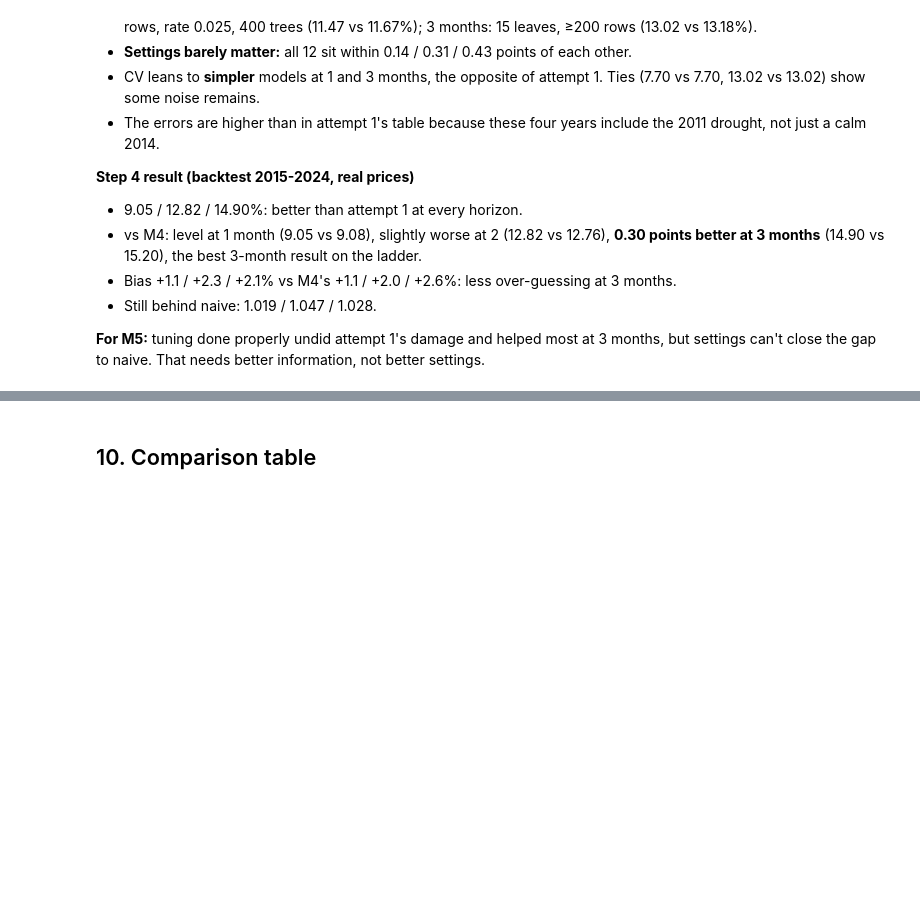
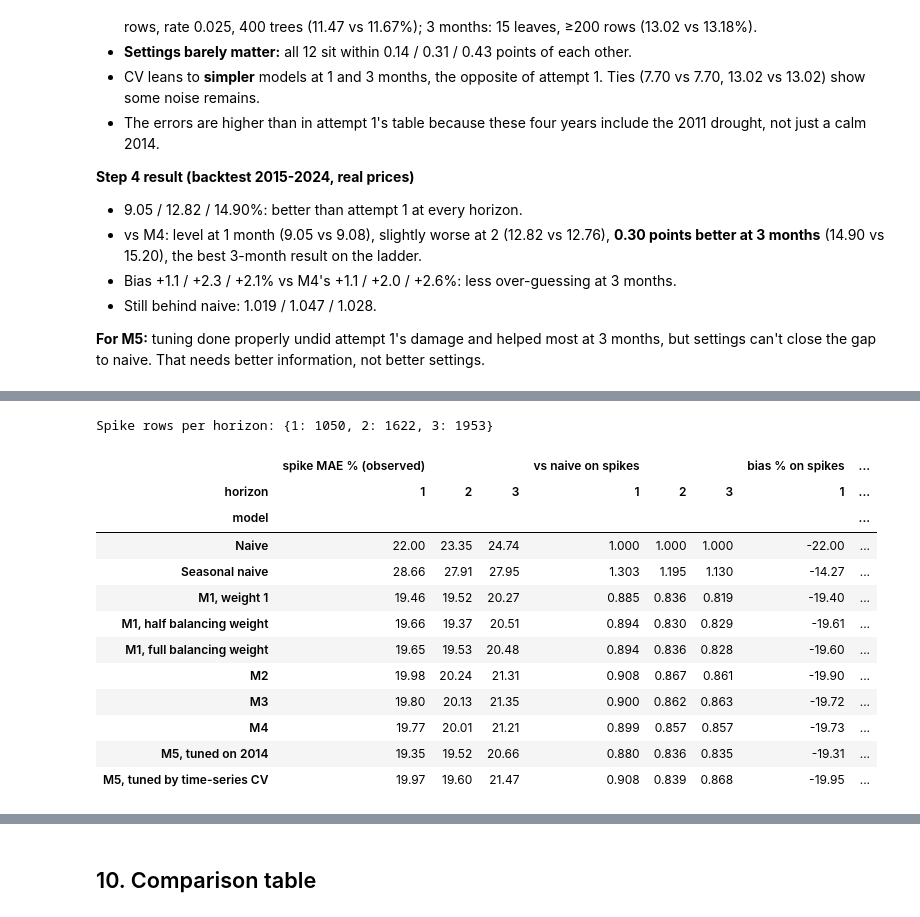
Before and after one commit to samerickwaks/sokoradar, a Jupyter notebook: notebooks/modelling/02_model_build.ipynb, the cells around one changed output, grey strips where cells are left out. Saved outputs shown, nothing was run; the diff lists cells and outputs as text; code cells hidden in the pictures; blank space fills up the shorter version.

```diff
--- a/notebooks/modelling/02_model_build.ipynb
+++ b/notebooks/modelling/02_model_build.ipynb
@@ -1492,0 +1571,40 @@ Both use only pre-2015 data, choose per horizon, judge on real prices, and keep
+# %%
+# Spike months: error on observed prices where the real price rose more than 15% from the origin month, for every model
+all_forecasts = pd.concat([baseline_forecasts[KEEP_COLS]] + ALL_FORECASTS, ignore_index=True)
+actual_rise = all_forecasts["target_price"] / all_forecasts["origin_price"] - 1
+spikes = all_forecasts[all_forecasts["target_observed"] & (actual_rise > 0.15)]
+spike_scores = score(spikes).query("prices == 'observed'")
+
+order = spikes["model"].unique()                                                  # baselines first, then the ladder
+spike_mae = spike_scores.pivot_table(index="model", columns="horizon", values="MAE %").reindex(order)
+spike_table = pd.concat({
+    "spike MAE % (observed)": spike_mae.round(2),
+    "vs naive on spikes": (spike_mae / spike_mae.loc["Naive"]).round(3),
+    "bias % on spikes": spike_scores.pivot_table(index="model", columns="horizon", values="bias %").reindex(order).round(2),
+}, axis=1)
+
+log_decision(
+    "Spike months",
+    "How do we check the models on the months that matter for early warning?",
+    "Spike rows per horizon (observed, rise > 15%): "
+    + ", ".join(f"{h} month: {n:,}" for h, n in spikes.query("model == 'Naive'").groupby("horizon").size().items()),
+    "Score every model on observed answers where the price rose more than 15% from the origin month",
+    "Overall MAE only (calm months dominate it)",
+)
+print("Spike rows per horizon:", spikes.query("model == 'Naive'").groupby("horizon").size().to_dict())
+spike_table
+# %% [output]
+Spike rows per horizon: {1: 1050, 2: 1622, 3: 1953}
+|  | spike MAE % (observed) |  |  | vs naive on spikes |  |  | bias % on spikes | ... |
+| horizon | 1 | 2 | 3 | 1 | 2 | 3 | 1 | ... |
+| model |  |  |  |  |  |  |  | ... |
+| Naive | 22.00 | 23.35 | 24.74 | 1.000 | 1.000 | 1.000 | -22.00 | ... |
+| Seasonal naive | 28.66 | 27.91 | 27.95 | 1.303 | 1.195 | 1.130 | -14.27 | ... |
+| M1, weight 1 | 19.46 | 19.52 | 20.27 | 0.885 | 0.836 | 0.819 | -19.40 | ... |
+| M1, half balancing weight | 19.66 | 19.37 | 20.51 | 0.894 | 0.830 | 0.829 | -19.61 | ... |
+| M1, full balancing weight | 19.65 | 19.53 | 20.48 | 0.894 | 0.836 | 0.828 | -19.60 | ... |
+| M2 | 19.98 | 20.24 | 21.31 | 0.908 | 0.867 | 0.861 | -19.90 | ... |
+| M3 | 19.80 | 20.13 | 21.35 | 0.900 | 0.862 | 0.863 | -19.72 | ... |
+| M4 | 19.77 | 20.01 | 21.21 | 0.899 | 0.857 | 0.857 | -19.73 | ... |
+| M5, tuned on 2014 | 19.35 | 19.52 | 20.66 | 0.880 | 0.836 | 0.835 | -19.31 | ... |
+| M5, tuned by time-series CV | 19.97 | 19.60 | 21.47 | 0.908 | 0.839 | 0.868 | -19.95 | ... |
```
Also changed, not shown: parts of 25 cells of this notebook.
